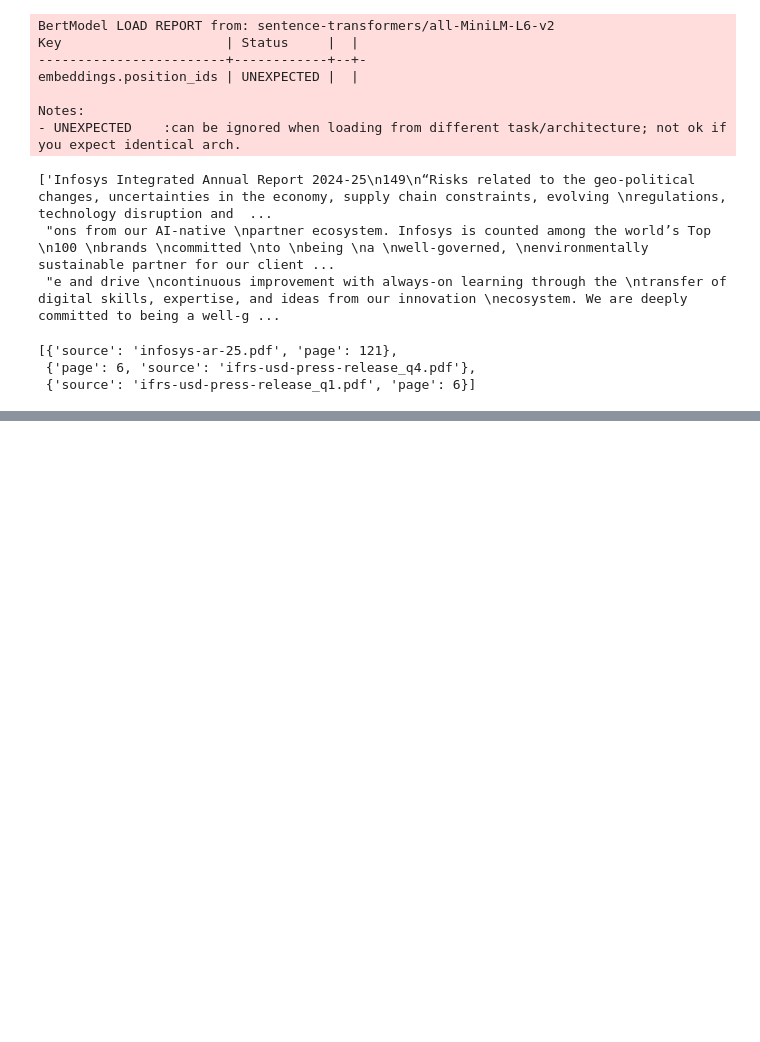
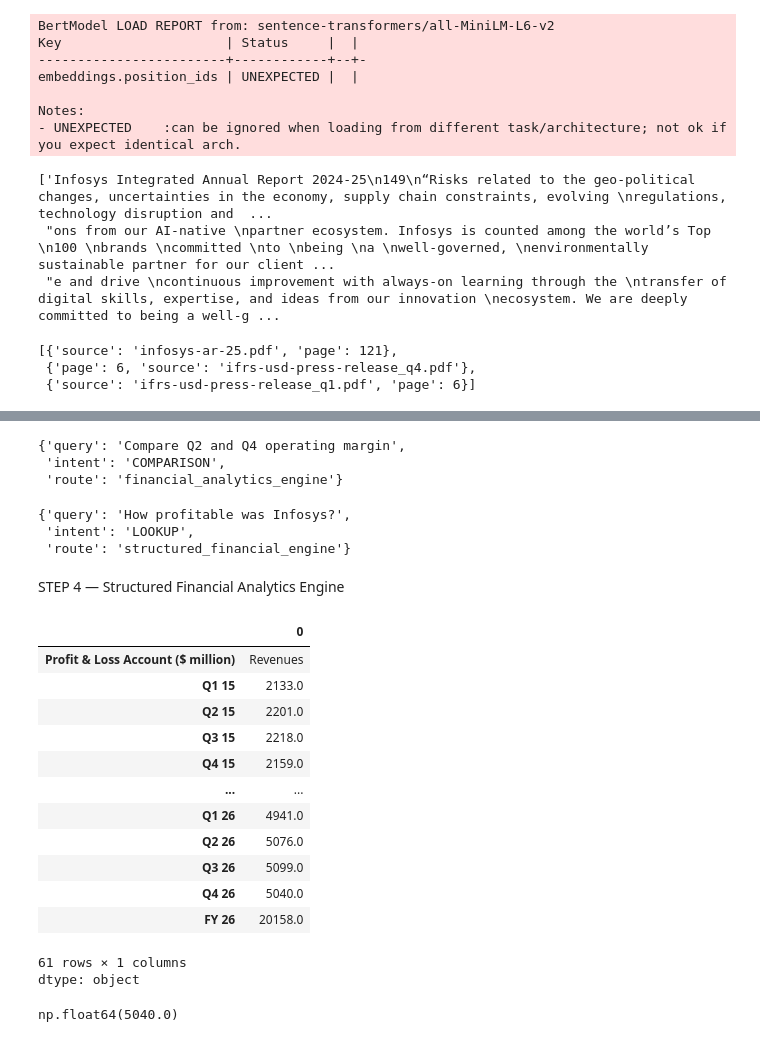
Before and after one commit to saba251103/auxo-financial-analyst, a Jupyter notebook: Untitled12.ipynb, the cells around one changed output, grey strips where cells are left out. Drawn from its saved outputs; the diff is of its cells as text; code cells hidden in the pictures; blank space fills up the shorter version.

Commit message:
feat: implement structured financial analytics engine

```diff
--- a/Untitled12.ipynb
+++ b/Untitled12.ipynb
@@ -464,0 +598,54 @@ results["metadatas"][0]
+# %%
+analyze_query("Compare Q2 and Q4 operating margin")
+# %% [output]
+{'query': 'Compare Q2 and Q4 operating margin',
+ 'intent': 'COMPARISON',
+ 'route': 'financial_analytics_engine'}
+# %%
+analyze_query("How profitable was Infosys?")
+# %% [output]
+{'query': 'How profitable was Infosys?',
+ 'intent': 'LOOKUP',
+ 'route': 'structured_financial_engine'}
+# %% [markdown]
+STEP 4 — Structured Financial Analytics Engine
+# %%
+for df in [profit_loss_df, balance_sheet_df, cash_flow_df, operating_metrics_df]:
+    first_col = df.columns[0]
+    df[first_col] = df[first_col].astype(str).str.strip()
+# %%
+def find_metric_row(df, metric_name):
+    """
+    Find row matching a metric name.
+    """
+
+    first_col = df.columns[0]
+
+    matches = df[
+        df[first_col]
+        .astype(str)
+        .str.lower()
+        .str.contains(metric_name.lower(), na=False)
+    ]
+
+    if matches.empty:
+        return None
+
+    return matches.iloc[0]
+# %%
+find_metric_row(profit_loss_df, "Revenue")
+# %% [output]
+|  | 0 |
+| Profit & Loss Account ($ million) | Revenues |
+| Q1 15 | 2133.0 |
+| Q2 15 | 2201.0 |
+| Q3 15 | 2218.0 |
+| Q4 15 | 2159.0 |
+| ... | ... |
+| Q1 26 | 4941.0 |
+| Q2 26 | 5076.0 |
+| Q3 26 | 5099.0 |
+| Q4 26 | 5040.0 |
+| FY 26 | 20158.0 |
+61 rows × 1 columns
+dtype: object
@@ -464,0 +667,4 @@ results["metadatas"][0]
+# %%
+get_metric_value(profit_loss_df, "Revenue", "Q4 26")
+# %% [output]
+np.float64(5040.0)
```
Also changed, not shown: parts of 14 cells of this notebook.
